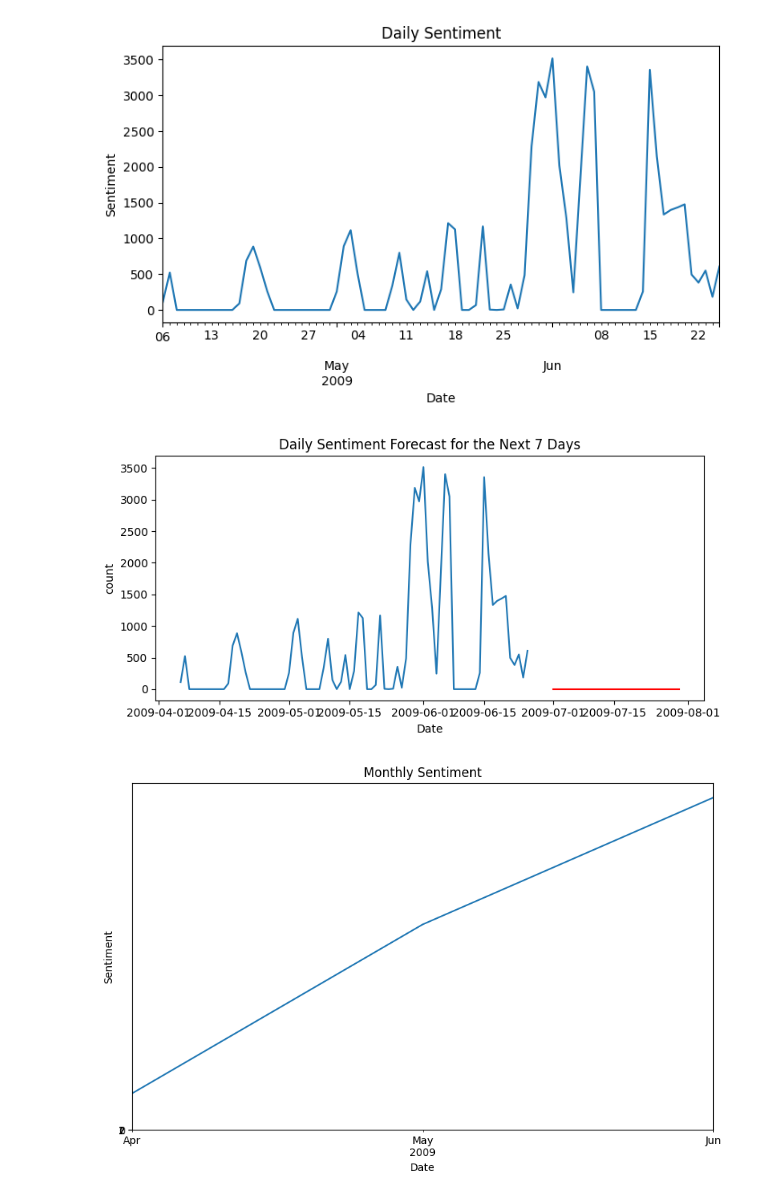
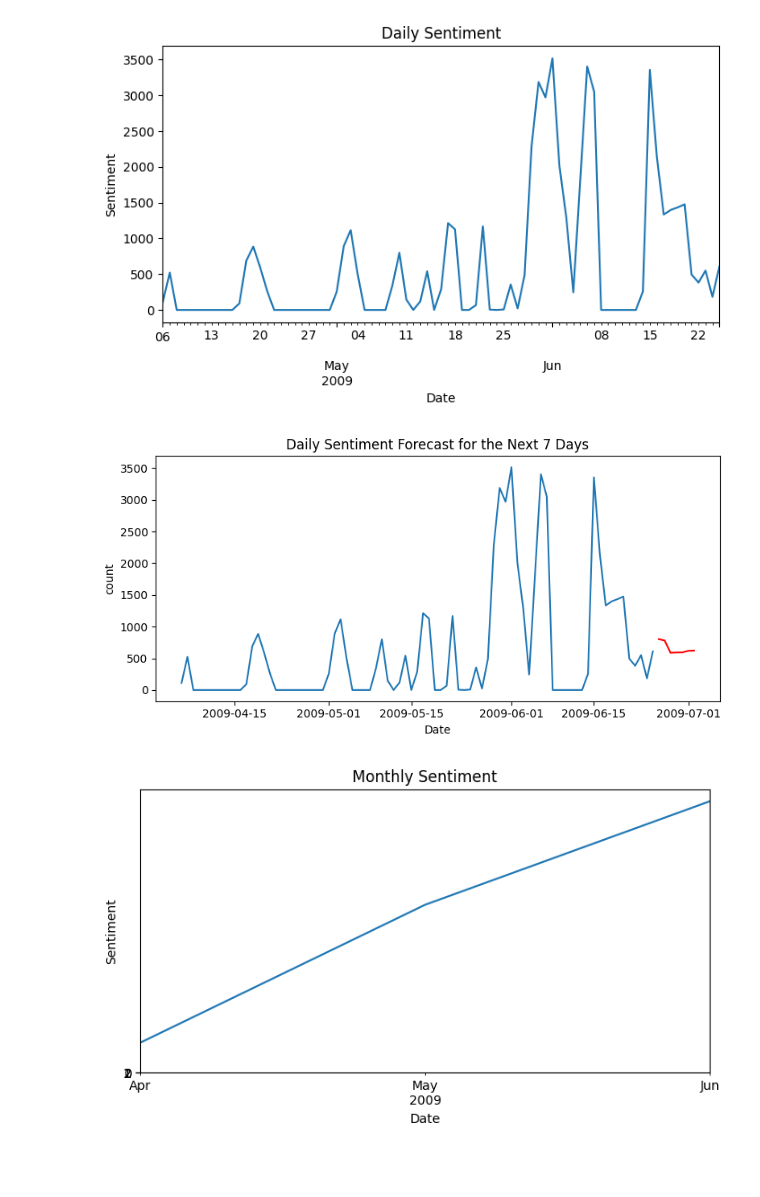
Before and after one commit to muhammadahsan2023/Tweets_Analysis, a Jupyter notebook: tweets_analysis.ipynb, the cells around one changed output. Saved outputs shown, nothing was run; the diff lists cells and outputs as text; code cells hidden in the pictures; blank space fills up the shorter version.

```diff
--- a/tweets_analysis.ipynb
+++ b/tweets_analysis.ipynb
@@ -468,8 +486,6 @@ plt.imshow(wc)
 # Time Series Forecasting
 # %%
 df['label'] = df['label'].astype(int)
-# %%
-df = df[['date','label']]
 # %%
 # Convert 'date' column to datetime format
 df['date'] = pd.to_datetime(df['date'])
@@ -589,4 +668,14 @@ forecast = fit_model.get_forecast(steps=forecast_steps)
 # %%
+# Forecast next 7 days
+# Fit an ARIMA model
+order = (5, 1, 0)
+model = ARIMA(daily_data, order=order)
+fit_model = model.fit()
+# Forecast for the next week
+forecast_steps = 7
+forecast_dates = pd.date_range(start=daily_data.index[-1], periods=forecast_steps + 1, freq='D')[1:]
+forecast = fit_model.get_forecast(steps=forecast_steps)
+# plot
 plt.figure(figsize=(8, 4))
 plt.plot(daily_data.index, daily_data, label='Actual')
 plt.plot(forecast_dates, forecast.predicted_mean, color='red', label='Forecast')
@@ -596,17 +685,14 @@ plt.ylabel('count')
 plt.tight_layout()
 plt.show()
 # %% [output]
-[figure, old version]
+[figure, new version]
-# %%
-# Resample to monthly frequency
-monthly_data = df.resample('M', on='date').count()['label']
 # %%
 # Plot the monthly data
-monthly_data.plot(figsize=(10, 6))
+monthly_data.plot(figsize=(8, 4))
 plt.title('Monthly Sentiment')
 plt.xlabel('Date')
 plt.ylabel('Sentiment')
 plt.yticks([0, 1, 2])  # Show only sentiment labels on y-axis
 plt.show()
 # %% [output]
-[figure, old version]
+[figure, new version]
```
Also changed, not shown: parts of 50 cells of this notebook.
